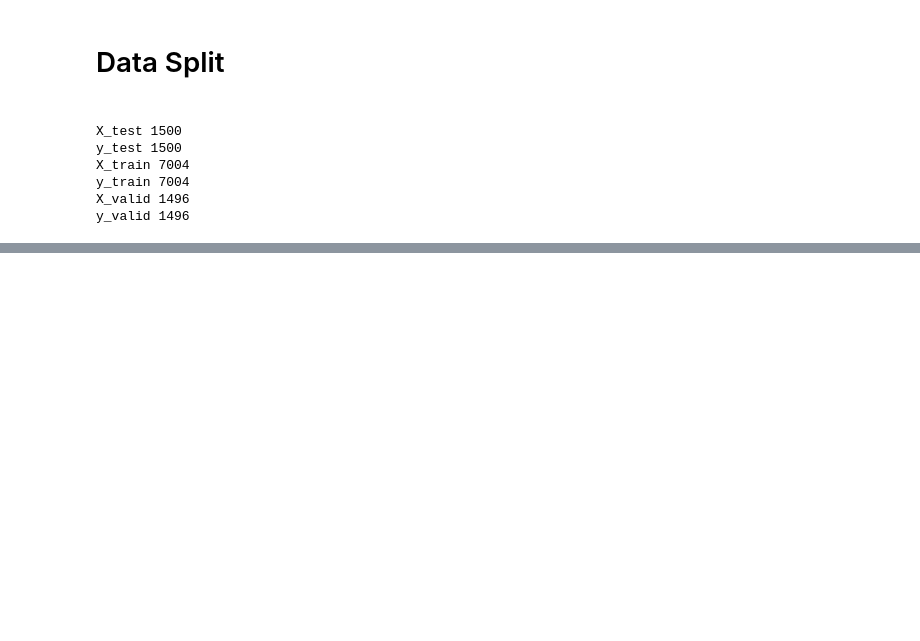
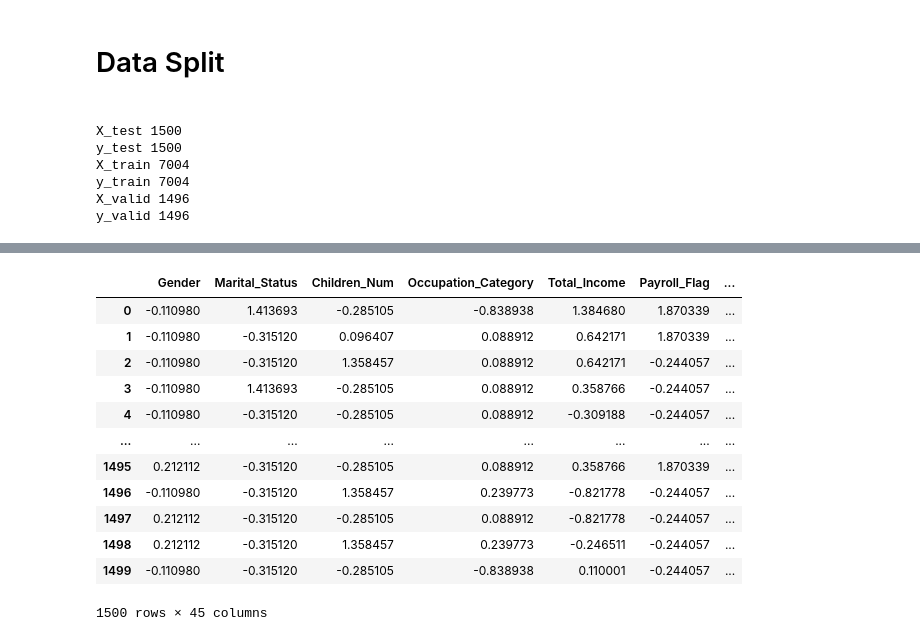
Before and after one commit to Doll03/4IZ480, a Jupyter notebook: Code/notebook.ipynb, the cells around one changed output, grey strips where cells are left out. Drawn from its saved outputs; the diff is of its cells as text; code cells hidden in the pictures; blank space fills up the shorter version.

```diff
--- a/Code/notebook.ipynb
+++ b/Code/notebook.ipynb
@@ -258,0 +399,18 @@ y_valid 1496
+# %%
+X_train_binned.drop(list(pd.DataFrame(woe_bins["Variable"].value_counts()).query("Variable==1").index), axis = 1, errors = "ignore")
+X_valid_binned.drop(list(pd.DataFrame(woe_bins["Variable"].value_counts()).query("Variable==1").index), axis = 1, errors = "ignore")
+X_test_binned.drop(list(pd.DataFrame(woe_bins["Variable"].value_counts()).query("Variable==1").index), axis = 1, errors = "ignore")
+# %% [output]
+|  | Gender | Marital_Status | Children_Num | Occupation_Category | Total_Income | Payroll_Flag | ... |
+| 0 | -0.110980 | 1.413693 | -0.285105 | -0.838938 | 1.384680 | 1.870339 | ... |
+| 1 | -0.110980 | -0.315120 | 0.096407 | 0.088912 | 0.642171 | 1.870339 | ... |
+| 2 | -0.110980 | -0.315120 | 1.358457 | 0.088912 | 0.642171 | -0.244057 | ... |
+| 3 | -0.110980 | 1.413693 | -0.285105 | 0.088912 | 0.358766 | -0.244057 | ... |
+| 4 | -0.110980 | -0.315120 | -0.285105 | 0.088912 | -0.309188 | -0.244057 | ... |
+| ... | ... | ... | ... | ... | ... | ... | ... |
+| 1495 | 0.212112 | -0.315120 | -0.285105 | 0.088912 | 0.358766 | 1.870339 | ... |
+| 1496 | -0.110980 | -0.315120 | 1.358457 | 0.239773 | -0.821778 | -0.244057 | ... |
+| 1497 | 0.212112 | -0.315120 | -0.285105 | 0.088912 | -0.821778 | -0.244057 | ... |
+| 1498 | 0.212112 | -0.315120 | 1.358457 | 0.239773 | -0.246511 | -0.244057 | ... |
+| 1499 | -0.110980 | -0.315120 | -0.285105 | -0.838938 | 0.110001 | -0.244057 | ... |
+1500 rows × 45 columns
```
Also changed, not shown: parts of 38 cells of this notebook.
